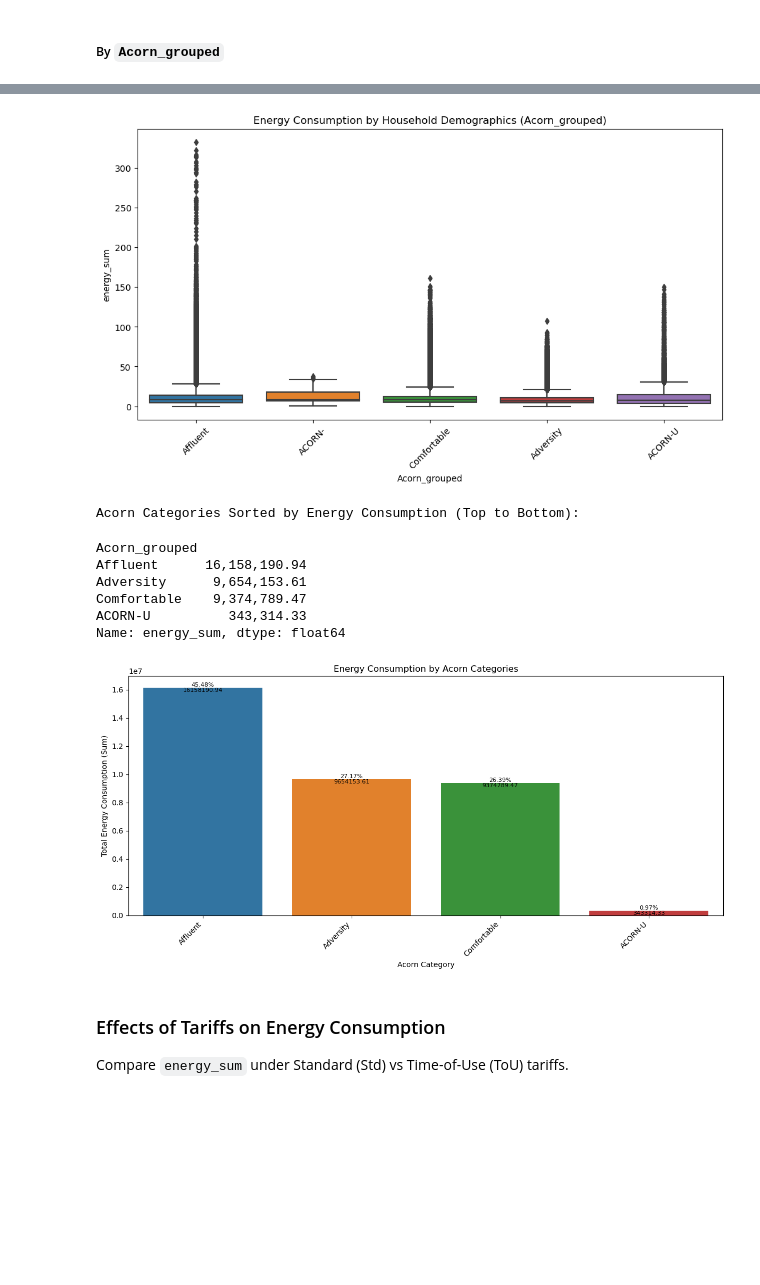
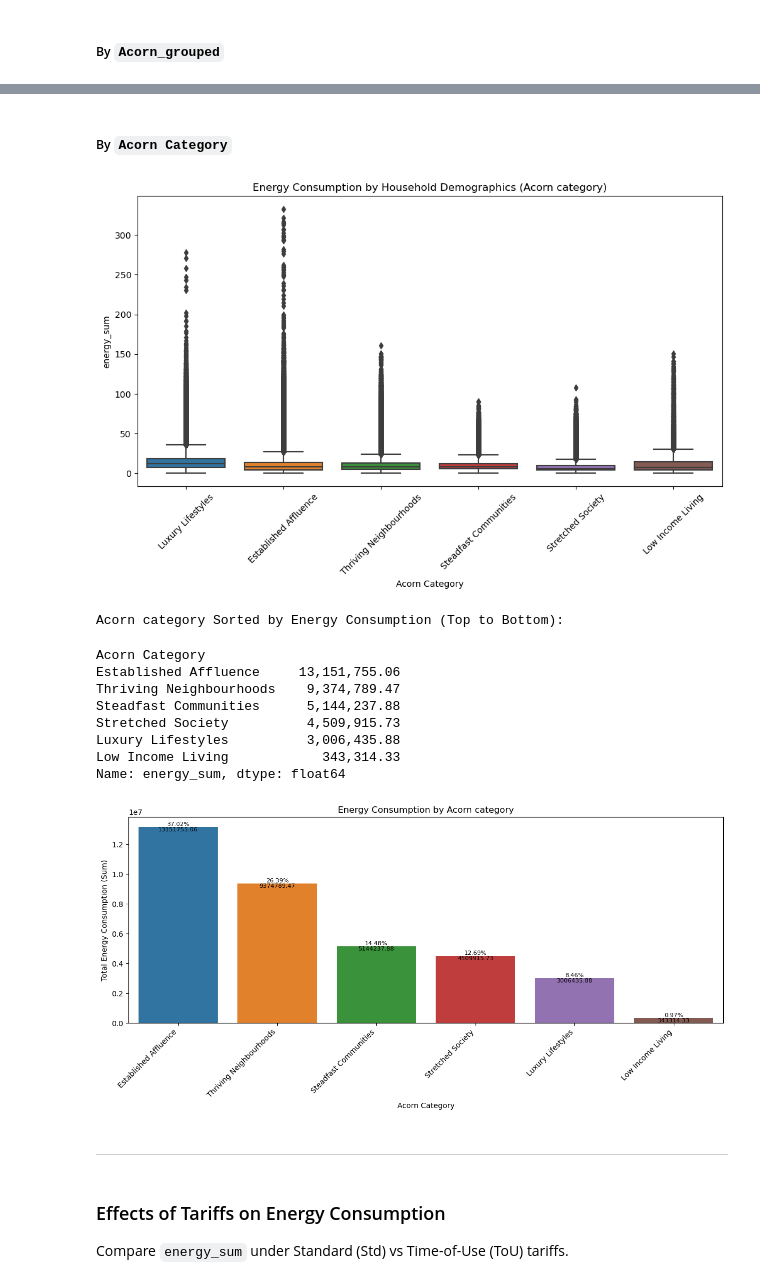
Before and after one commit to shanniekwok/IS459-G1T7, a Jupyter notebook: 2.1 Internal Factors Analysis.ipynb, the cells around one changed output, grey strips where cells are left out. Drawn from its saved outputs; the diff is of its cells as text; code cells hidden in the pictures; blank space fills up the shorter version.

```diff
--- a/2.1 Internal Factors Analysis.ipynb
+++ b/2.1 Internal Factors Analysis.ipynb
@@ -144,7 +194,7 @@ merged_df1_df5.head()
 ## Analyze Data
 # %%
 # Load the dataset
-merged_df = pd.read_csv('Merged Data/1. merged_df1_df5.csv')
+merged_df = pd.read_csv('Merged Data/2. merged_df1_df5_10.csv')
 merged_df.head()
 # %% [output]
 |  | Unnamed: 0 | LCLid | day | energy_median | energy_mean | energy_max | energy_count | energy_std | ... |
@@ -351,45 +451,49 @@ plt.show()
+# %% [markdown]
+##### By `Acorn Category`
 # %%
-# [Boxplot] Energy consumption by Acorn_grouped
+# [Boxplot] Energy consumption by Acorn category
 plt.figure(figsize=(12, 6))
-sns.boxplot(data=merged_df, x="Acorn_grouped", y="energy_sum")
+sns.boxplot(data=merged_df, x="Acorn Category", y="energy_sum")
 plt.xticks(rotation=45)
-plt.title("Energy Consumption by Household Demographics (Acorn_grouped)")
+plt.title("Energy Consumption by Household Demographics (Acorn category)")
 plt.show()
 # %% [output]
-[figure, old version]
+[figure, new version]
 # %%
-# Sort by energy_sum in descending order and get all categories
-sorted_acorn_grouped = filtered_df.groupby('Acorn_grouped')['energy_sum'].sum().sort_values(ascending=False)
+# Sort by energy_sum in descending order and get all groups
+sorted_acorn_category = filtered_df.groupby('Acorn Category')['energy_sum'].sum().sort_values(ascending=False)
 
-# Display the sorted categories
-print("Acorn Categories Sorted by Energy Consumption (Top to Bottom):")
-sorted_acorn_grouped
+# Display the sorted category
+print("Acorn category Sorted by Energy Consumption (Top to Bottom):")
+sorted_acorn_category
 # %% [output]
-Acorn Categories Sorted by Energy Consumption (Top to Bottom):
+Acorn category Sorted by Energy Consumption (Top to Bottom):
-Acorn_grouped
-Affluent      16,158,190.94
-Adversity      9,654,153.61
-Comfortable    9,374,789.47
-ACORN-U          343,314.33
+Acorn Category
+Established Affluence     13,151,755.06
+Thriving Neighbourhoods    9,374,789.47
+Steadfast Communities      5,144,237.88
+Stretched Society          4,509,915.73
+Luxury Lifestyles          3,006,435.88
+Low Income Living            343,314.33
 Name: energy_sum, dtype: float64
 # %%
 # Calculate the total energy consumption
-total_energy_consumption = sorted_acorn_grouped.sum()
+total_energy_consumption = sorted_acorn_category.sum()
 
 # Plot bar chart for energy consumption
 plt.figure(figsize=(12, 6))  # Adjusted figure size for more space
 
 # Plot the bar chart
-sns.barplot(x=sorted_acorn_grouped.index, y=sorted_acorn_grouped.values)
+sns.barplot(x=sorted_acorn_category.index, y=sorted_acorn_category.values)
 
 # Add percentage and raw values on top and below the bars
-for i, value in enumerate(sorted_acorn_grouped.values):
+for i, value in enumerate(sorted_acorn_category.values):
     percentage = (value / total_energy_consumption) * 100
     plt.text(i, value + 0.1, f'{percentage:.2f}%', ha='center', va='bottom', color='black', fontsize=8)
     plt.text(i, value - 0.1, f'{value:.2f}', ha='center', va='top', color='black', fontsize=8)
 
 # Add title and labels
-plt.title('Energy Consumption by Acorn Categories')
+plt.title('Energy Consumption by Acorn category')
 plt.xlabel('Acorn Category')
 plt.ylabel('Total Energy Consumption (Sum)')
 
@@ -402,7 +506,9 @@ plt.tight_layout()
 # Display the plot
 plt.show()
 # %% [output]
-[figure, old version]
+[figure, new version]
+# %% [markdown]
+---
 # %% [markdown]
 ### Effects of Tariffs on Energy Consumption
 Compare `energy_sum` under Standard (Std) vs Time-of-Use (ToU) tariffs.
```
Also changed, not shown: parts of 15 cells of this notebook, 1 other file.
